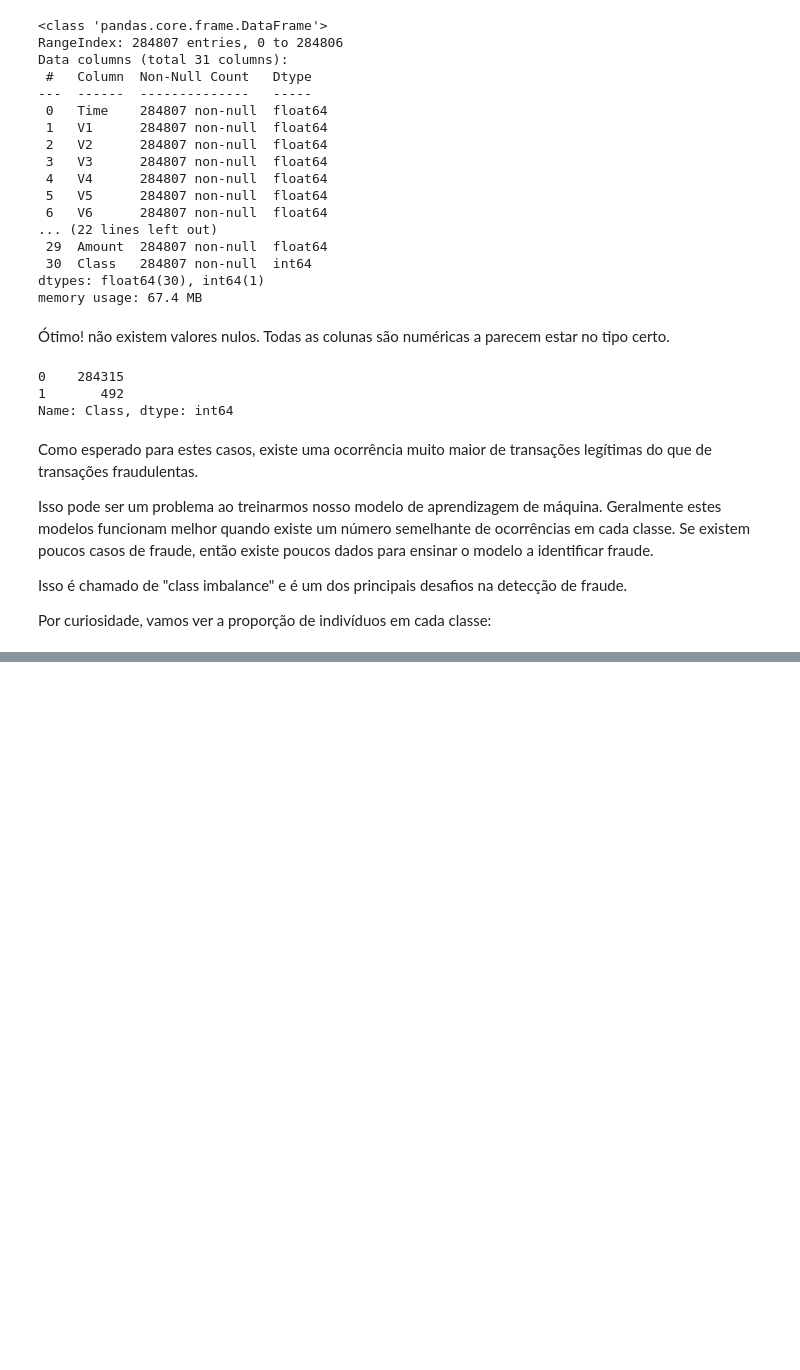
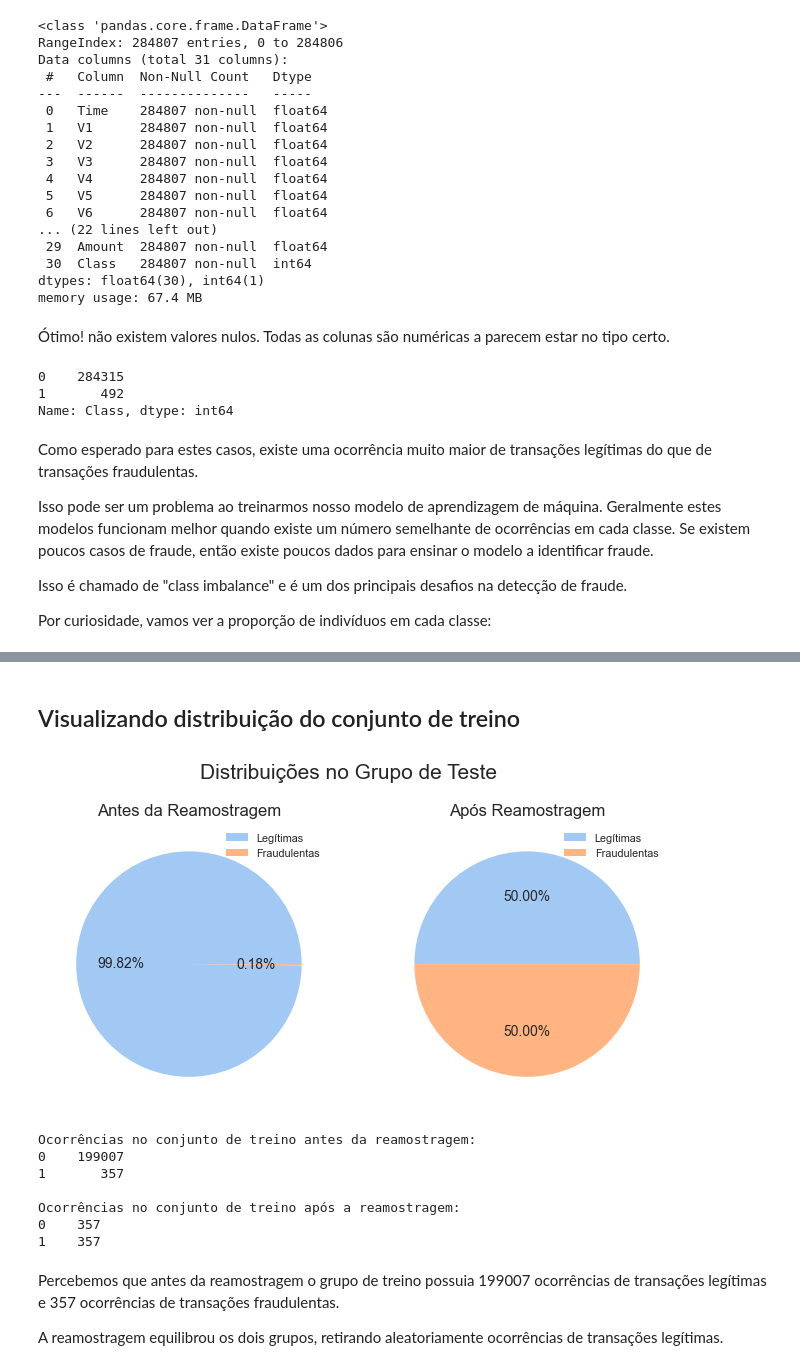
Before and after one commit to Marcos-Vinicius-Santos-Ramos/Machine-Learning-and-Credit-Card-Fraud-Detection, a Jupyter notebook: Detecção_de_fraude_de_cartão_de_crédito_com_machine_learning.ipynb, the cells around one changed output, grey strips where cells are left out. Drawn from its saved outputs; the diff is of its cells as text; code cells hidden in the pictures; blank space fills up the shorter version.

```diff
--- a/Detecção_de_fraude_de_cartão_de_crédito_com_machine_learning.ipynb
+++ b/Detecção_de_fraude_de_cartão_de_crédito_com_machine_learning.ipynb
@@ -179,0 +182,16 @@ Deprecated in NumPy 1.20; for more details and guidance: https://numpy.org/devdo
+# %%
+from sklearn.preprocessing import StandardScaler, RobustScaler
+
+# Instancia RobustScaler
+rob_scaler = RobustScaler()
+
+# Instancia objetos que irão guardar o valro das series
+Scaled_Amount = rob_scaler.fit_transform(ccf_df['Amount'].values.reshape(-1, 1))
+Scaled_Time = rob_scaler.fit_transform(ccf_df['Time'].values.reshape(-1, 1))
+
+# Cria novas colunas escaladas
+ccf_df.insert(0, 'Scaled_Time', Scaled_Time)
+ccf_df.insert(1, 'Scaled_Amount', Scaled_Amount)
+
+# Remove colunas antigas
+ccf_df.drop(['Time', 'Amount'], axis=1, inplace=True)
@@ -179,0 +251,38 @@ Deprecated in NumPy 1.20; for more details and guidance: https://numpy.org/devdo
+# %% [markdown]
+## Visualizando distribuição do conjunto de treino
+# %%
+fig, ax = plt.subplots(1, 2)
+
+train_count = pd.Series(y_train.flatten()).value_counts()
+
+train_resampled_count = pd.Series(y_resampled).value_counts()
+
+pie_labels = ['Legítimas', 'Fraudulentas']
+
+# Criando gráficos comparativos
+fig.suptitle('Distribuições no Grupo de Teste', fontsize=15, y=0.86)
+
+ax[0].pie(train_count, colors=pie_colors, autopct='%0.2f%%')
+ax[0].legend(labels=pie_labels, prop={'size':7.8})
+ax[0].set_title('Antes da Reamostragem')
+
+ax[1].pie(train_resampled_count, colors=pie_colors, autopct='%0.2f%%')
+ax[1].legend(labels=pie_labels, prop={'size':7.8})
+ax[1].set_title('Após Reamostragem')
+
+plt.show()
+
+print(f'Ocorrências no conjunto de treino antes da reamostragem:\n{train_count.to_string()}\n\nOcorrências no conjunto de treino após a reamostragem:\n{train_resampled_count.to_string()}')
+# %% [output]
+[figure, added]
+Ocorrências no conjunto de treino antes da reamostragem:
+0    199007
+1       357
+
+Ocorrências no conjunto de treino após a reamostragem:
+0    357
+1    357
+# %% [markdown]
+Percebemos que antes da reamostragem o grupo de treino possuia 199007 ocorrências de transações legítimas e 357 ocorrências de transações fraudulentas.
+
+A reamostragem equilibrou os dois grupos, retirando aleatoriamente ocorrências de transações legítimas.
```
Also changed, not shown: parts of 17 cells of this notebook.
